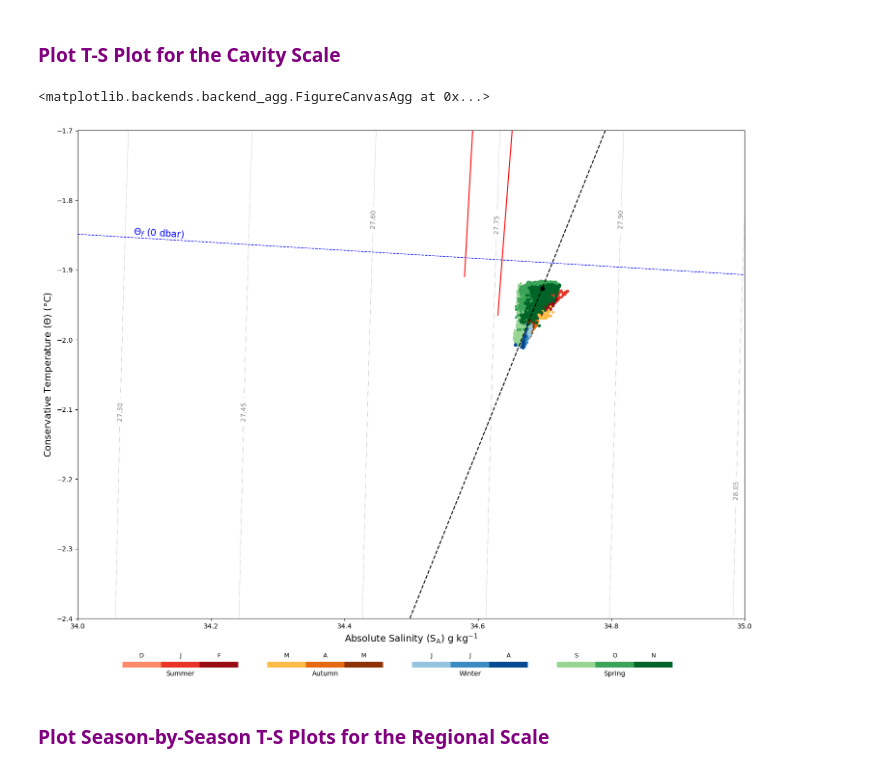
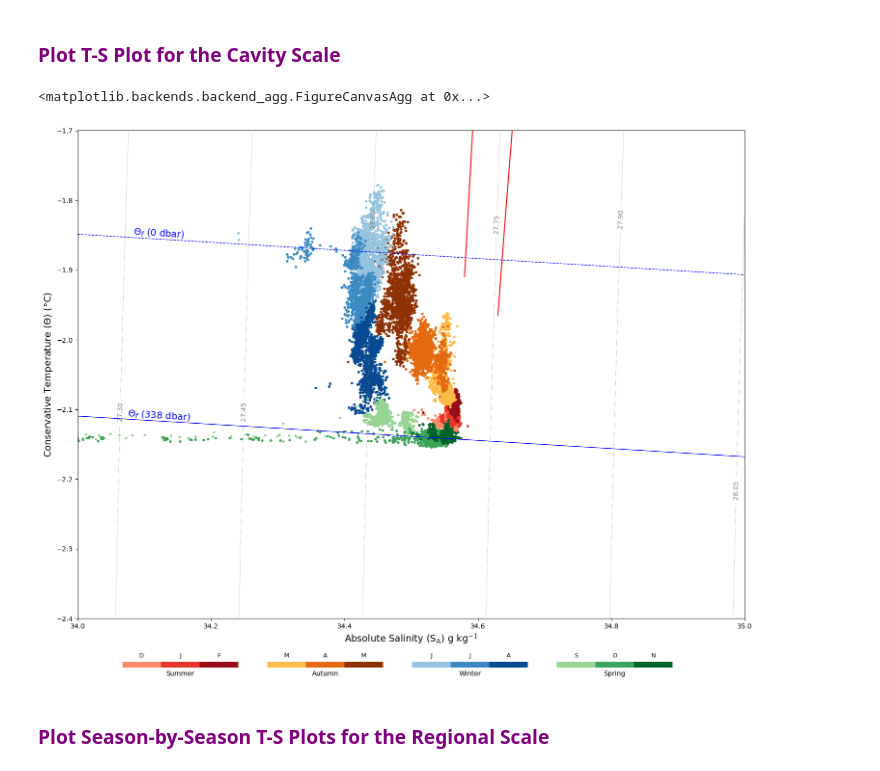
Before and after one commit to dohertyalexj/amery-amisor, a Jupyter notebook: notebooks/explore_T-SSeasonal.ipynb, the cells around one changed output. Cells and saved outputs as stored; diff of their text form; code cells hidden in the pictures.

Commit message:
Plot updates

```diff
--- a/notebooks/explore_T-SSeasonal.ipynb
+++ b/notebooks/explore_T-SSeasonal.ipynb
@@ -9,9 +9,11 @@ from fun_tsPlotSeasonal import plot_ts_seasonal_wrapper
 df = pd.read_parquet("../data/proc/03_pressure_handled.parquet")
 
 # Choose which borehole, cat and year (if necessary) you wish to select anchoring points for
-borehole = "AM03"
-cat = "3883"
-year = None # leave as None if determining for the multi-year median
+borehole = "AM02"
+cat = "1623"
+# One of the following must not be None (if average is None, it will default to "median")
+year = None
+average = "mean"
 
 # Use the below code if wishing to make selections for multiple boreholes or MicroCATs
 
@@ -49,10 +51,10 @@ plot_ts_seasonal_wrapper(df, borehole, cat, regional=True, year=year, allow_sele
 # %% [markdown]
 ### <span style="color:purple"> Plot T-S Plot for the Cavity Scale </span>
 # %%
-plot_ts_seasonal_wrapper(df, borehole, cat, year=year, allow_selection=False)
+plot_ts_seasonal_wrapper(df, borehole, cat, year=year, allow_selection=False, average=average)
 # %% [output]
 <matplotlib.backends.backend_agg.FigureCanvasAgg at 0x...>
-[figure, old version]
+[figure, new version]
 # %% [markdown]
 ### <span style="color:purple"> Plot Season-by-Season T-S Plots for the Regional Scale </span>
 # %%
```
Also changed, not shown: parts of 3 cells of this notebook, 5 other files.
